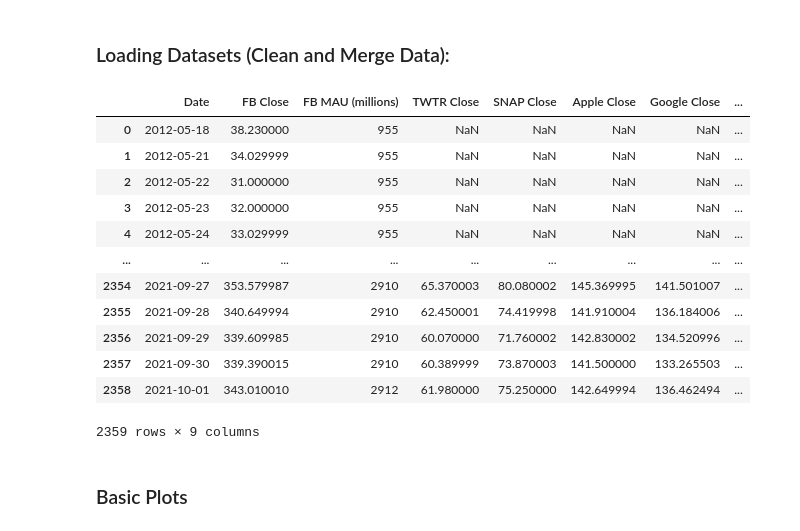
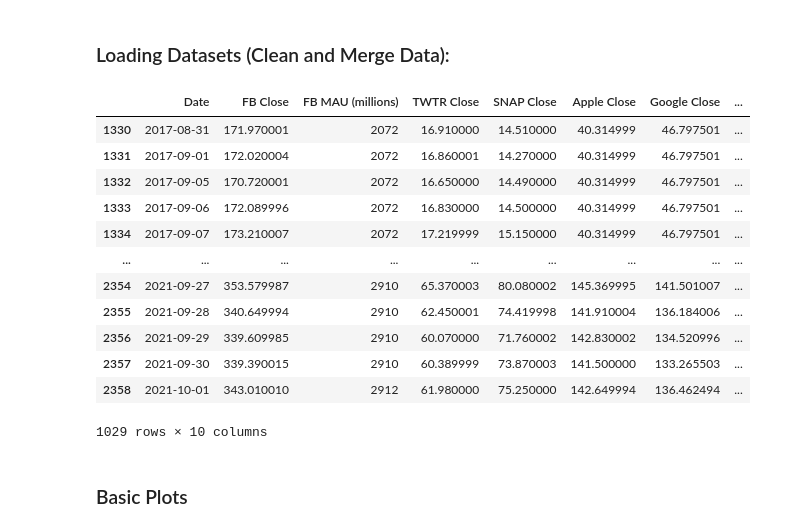
Before and after one commit to duckgrammer/Facebook-Stocks-ML, a Jupyter notebook: Facebook Stocks.ipynb, the cells around one changed output. Drawn from its saved outputs; the diff is of its cells as text; code cells hidden in the pictures.

```diff
--- a/Facebook Stocks.ipynb
+++ b/Facebook Stocks.ipynb
@@ -54,29 +40,0 @@ FB_dataframe['Google Close'] = temp['Close']
-# %%
-# Facebook Net Income and Lobbying Expense
-# (https://www.statista.com/statistics/223289/facebooks-quarterly-net-income/?locale=en)
-# (https://www.statista.com/statistics/236969/quarterly-lobbying-expenses-of-facebook/?locale=en)
-income_dataframe = pd.read_csv ('./data/FB_income.csv')
-income_dataframe['Date'] = pd.to_datetime(income_dataframe['Date'])
-lobbying_dataframe = pd.read_csv ('./data/FB_lobbying.csv')
-lobbying_dataframe['Date'] = pd.to_datetime(lobbying_dataframe['Date'])
-
-# Add Apple and Google Stocks to Main FB_dataframe
-temp = pd.merge_asof(FB_dataframe, income_dataframe, on='Date', direction='nearest', tolerance=pd.Timedelta('46 days'))
-FB_dataframe['FB Net Income (millions)'] = temp['net income (millions)']
-temp = pd.merge_asof(FB_dataframe, lobbying_dataframe, on='Date', direction='nearest', tolerance=pd.Timedelta('46 days'))
-FB_dataframe['FB Lobbying (millions)'] = temp['lobbying expense (millions)']
-FB_dataframe
-# %% [output]
-|  | Date | FB Close | FB MAU (millions) | TWTR Close | SNAP Close | Apple Close | Google Close | ... |
-| 0 | 2012-05-18 | 38.230000 | 955 | NaN | NaN | NaN | NaN | ... |
-| 1 | 2012-05-21 | 34.029999 | 955 | NaN | NaN | NaN | NaN | ... |
-| 2 | 2012-05-22 | 31.000000 | 955 | NaN | NaN | NaN | NaN | ... |
-| 3 | 2012-05-23 | 32.000000 | 955 | NaN | NaN | NaN | NaN | ... |
-| 4 | 2012-05-24 | 33.029999 | 955 | NaN | NaN | NaN | NaN | ... |
-| ... | ... | ... | ... | ... | ... | ... | ... | ... |
-| 2354 | 2021-09-27 | 353.579987 | 2910 | 65.370003 | 80.080002 | 145.369995 | 141.501007 | ... |
-| 2355 | 2021-09-28 | 340.649994 | 2910 | 62.450001 | 74.419998 | 141.910004 | 136.184006 | ... |
-| 2356 | 2021-09-29 | 339.609985 | 2910 | 60.070000 | 71.760002 | 142.830002 | 134.520996 | ... |
-| 2357 | 2021-09-30 | 339.390015 | 2910 | 60.389999 | 73.870003 | 141.500000 | 133.265503 | ... |
-| 2358 | 2021-10-01 | 343.010010 | 2912 | 61.980000 | 75.250000 | 142.649994 | 136.462494 | ... |
-2359 rows × 9 columns
@@ -83,3 +68,23 @@ FB_dataframe
+# %%
+#Datetime
+FB_dataframe.dropna(inplace=True)
+FB_dataframe['ordinal'] = FB_dataframe['Date'].apply(lambda x: x.toordinal())
+
+FB_dataframe
+# %% [output]
+|  | Date | FB Close | FB MAU (millions) | TWTR Close | SNAP Close | Apple Close | Google Close | ... |
+| 1330 | 2017-08-31 | 171.970001 | 2072 | 16.910000 | 14.510000 | 40.314999 | 46.797501 | ... |
+| 1331 | 2017-09-01 | 172.020004 | 2072 | 16.860001 | 14.270000 | 40.314999 | 46.797501 | ... |
+| 1332 | 2017-09-05 | 170.720001 | 2072 | 16.650000 | 14.490000 | 40.314999 | 46.797501 | ... |
+| 1333 | 2017-09-06 | 172.089996 | 2072 | 16.830000 | 14.500000 | 40.314999 | 46.797501 | ... |
+| 1334 | 2017-09-07 | 173.210007 | 2072 | 17.219999 | 15.150000 | 40.314999 | 46.797501 | ... |
+| ... | ... | ... | ... | ... | ... | ... | ... | ... |
+| 2354 | 2021-09-27 | 353.579987 | 2910 | 65.370003 | 80.080002 | 145.369995 | 141.501007 | ... |
+| 2355 | 2021-09-28 | 340.649994 | 2910 | 62.450001 | 74.419998 | 141.910004 | 136.184006 | ... |
+| 2356 | 2021-09-29 | 339.609985 | 2910 | 60.070000 | 71.760002 | 142.830002 | 134.520996 | ... |
+| 2357 | 2021-09-30 | 339.390015 | 2910 | 60.389999 | 73.870003 | 141.500000 | 133.265503 | ... |
+| 2358 | 2021-10-01 | 343.010010 | 2912 | 61.980000 | 75.250000 | 142.649994 | 136.462494 | ... |
+1029 rows × 10 columns
 # %% [markdown]
 ### Basic Plots
 # %%
```
Also changed, not shown: parts of 10 cells of this notebook.
